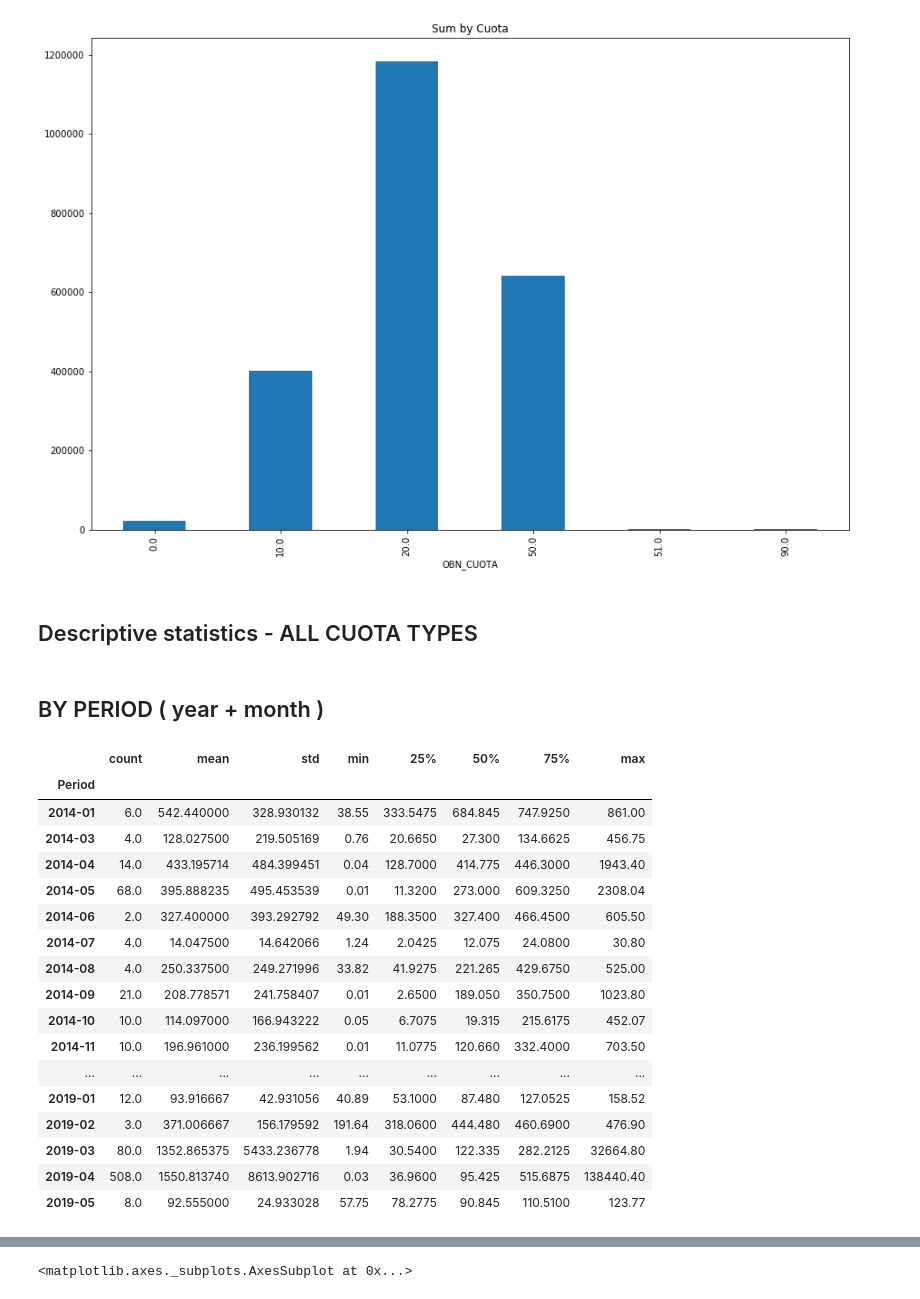
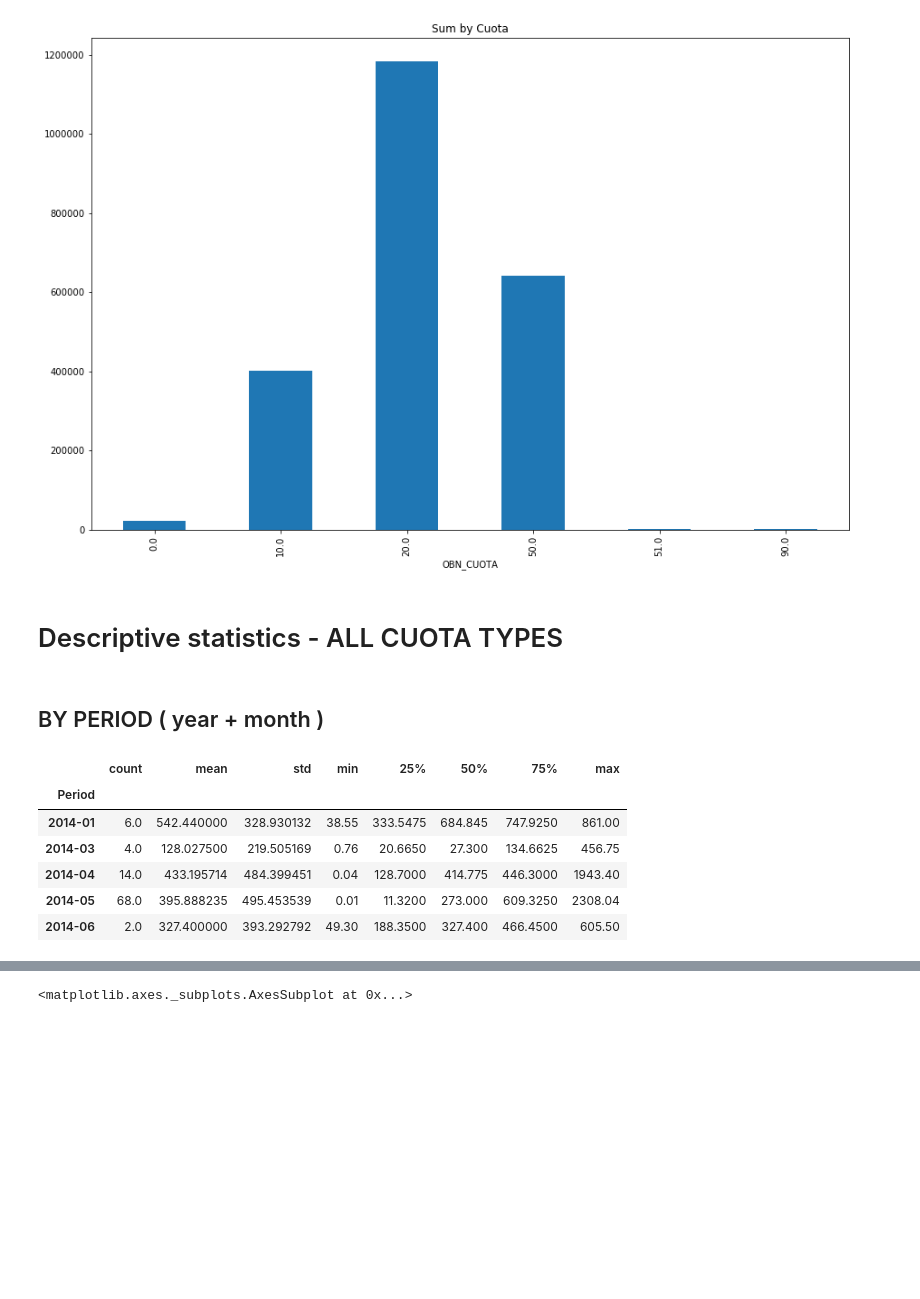
Before and after one commit to bubjanes/time_series_analysis, a Jupyter notebook: predicting_loan_payments.ipynb, the cells around one changed output, grey strips where cells are left out. Cells and saved outputs as stored; diff of their text form; code cells hidden in the pictures; blank space fills up the shorter version.

Commit message:
a few more details cleaned up

```diff
--- a/predicting_loan_payments.ipynb
+++ b/predicting_loan_payments.ipynb
@@ -121,28 +100,17 @@ sum_cuota.plot(kind='bar', title='Sum by Cuota')
 <matplotlib.axes._subplots.AxesSubplot at 0x...>
 [figure]
 # %% [markdown]
-## Descriptive statistics - ALL CUOTA TYPES
+# Descriptive statistics - ALL CUOTA TYPES
 # %% [markdown]
 ## BY PERIOD  ( year + month )
 # %%
-clean_df.groupby('Period').MCC_IMPORTE.describe()
+clean_df.groupby('Period').MCC_IMPORTE.describe().head()
 # %% [output]
 |  | count | mean | std | min | 25% | 50% | 75% | max |
 | Period |  |  |  |  |  |  |  |  |
 | 2014-01 | 6.0 | 542.440000 | 328.930132 | 38.55 | 333.5475 | 684.845 | 747.9250 | 861.00 |
 | 2014-03 | 4.0 | 128.027500 | 219.505169 | 0.76 | 20.6650 | 27.300 | 134.6625 | 456.75 |
 | 2014-04 | 14.0 | 433.195714 | 484.399451 | 0.04 | 128.7000 | 414.775 | 446.3000 | 1943.40 |
 | 2014-05 | 68.0 | 395.888235 | 495.453539 | 0.01 | 11.3200 | 273.000 | 609.3250 | 2308.04 |
 | 2014-06 | 2.0 | 327.400000 | 393.292792 | 49.30 | 188.3500 | 327.400 | 466.4500 | 605.50 |
-| 2014-07 | 4.0 | 14.047500 | 14.642066 | 1.24 | 2.0425 | 12.075 | 24.0800 | 30.80 |
-| 2014-08 | 4.0 | 250.337500 | 249.271996 | 33.82 | 41.9275 | 221.265 | 429.6750 | 525.00 |
-| 2014-09 | 21.0 | 208.778571 | 241.758407 | 0.01 | 2.6500 | 189.050 | 350.7500 | 1023.80 |
-| 2014-10 | 10.0 | 114.097000 | 166.943222 | 0.05 | 6.7075 | 19.315 | 215.6175 | 452.07 |
-| 2014-11 | 10.0 | 196.961000 | 236.199562 | 0.01 | 11.0775 | 120.660 | 332.4000 | 703.50 |
-| ... | ... | ... | ... | ... | ... | ... | ... | ... |
-| 2019-01 | 12.0 | 93.916667 | 42.931056 | 40.89 | 53.1000 | 87.480 | 127.0525 | 158.52 |
-| 2019-02 | 3.0 | 371.006667 | 156.179592 | 191.64 | 318.0600 | 444.480 | 460.6900 | 476.90 |
-| 2019-03 | 80.0 | 1352.865375 | 5433.236778 | 1.94 | 30.5400 | 122.335 | 282.2125 | 32664.80 |
-| 2019-04 | 508.0 | 1550.813740 | 8613.902716 | 0.03 | 36.9600 | 95.425 | 515.6875 | 138440.40 |
-| 2019-05 | 8.0 | 92.555000 | 24.933028 | 57.75 | 78.2775 | 90.845 | 110.5100 | 123.77 |
 # %%
```
Also changed, not shown: parts of 17 cells of this notebook.
